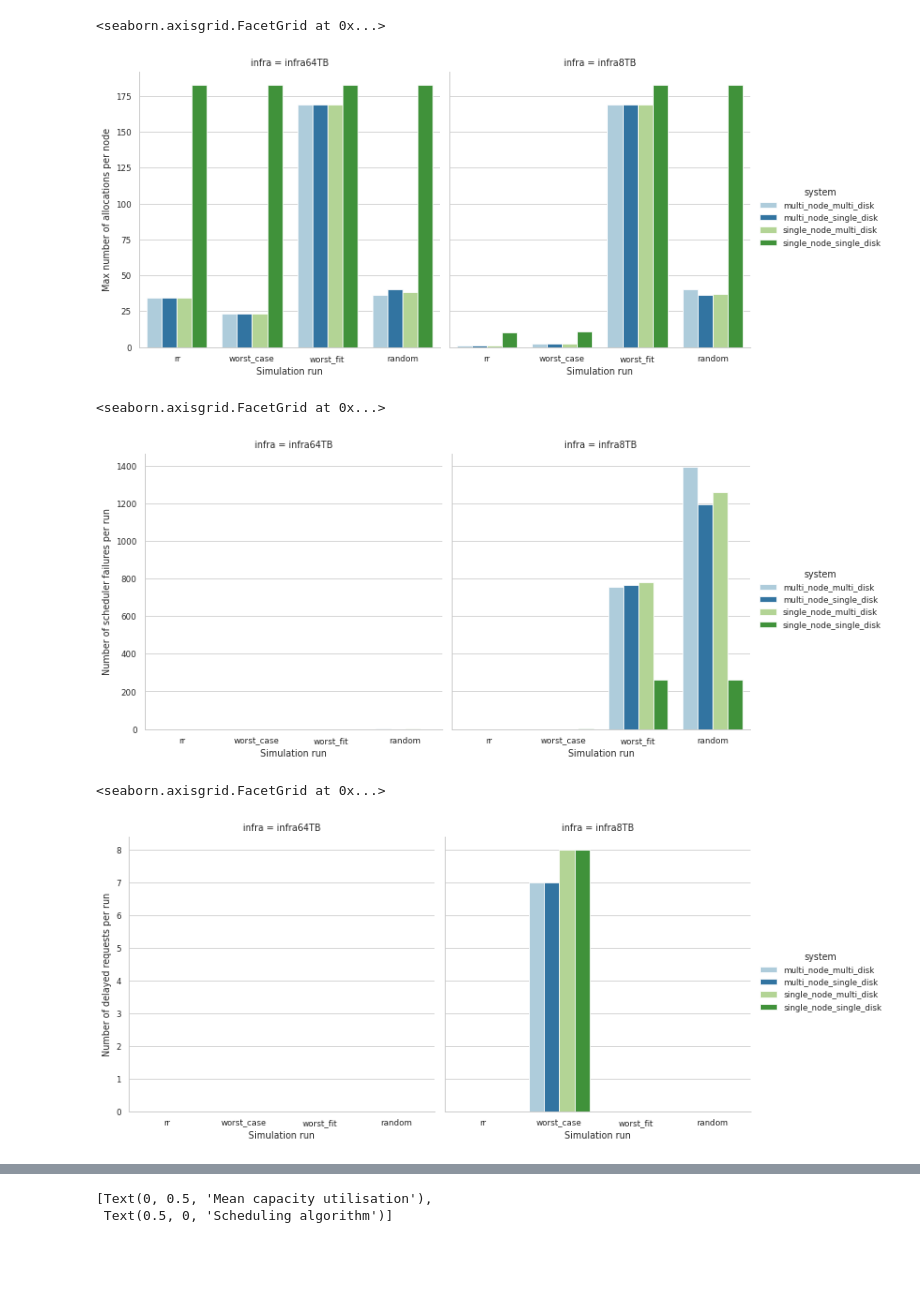
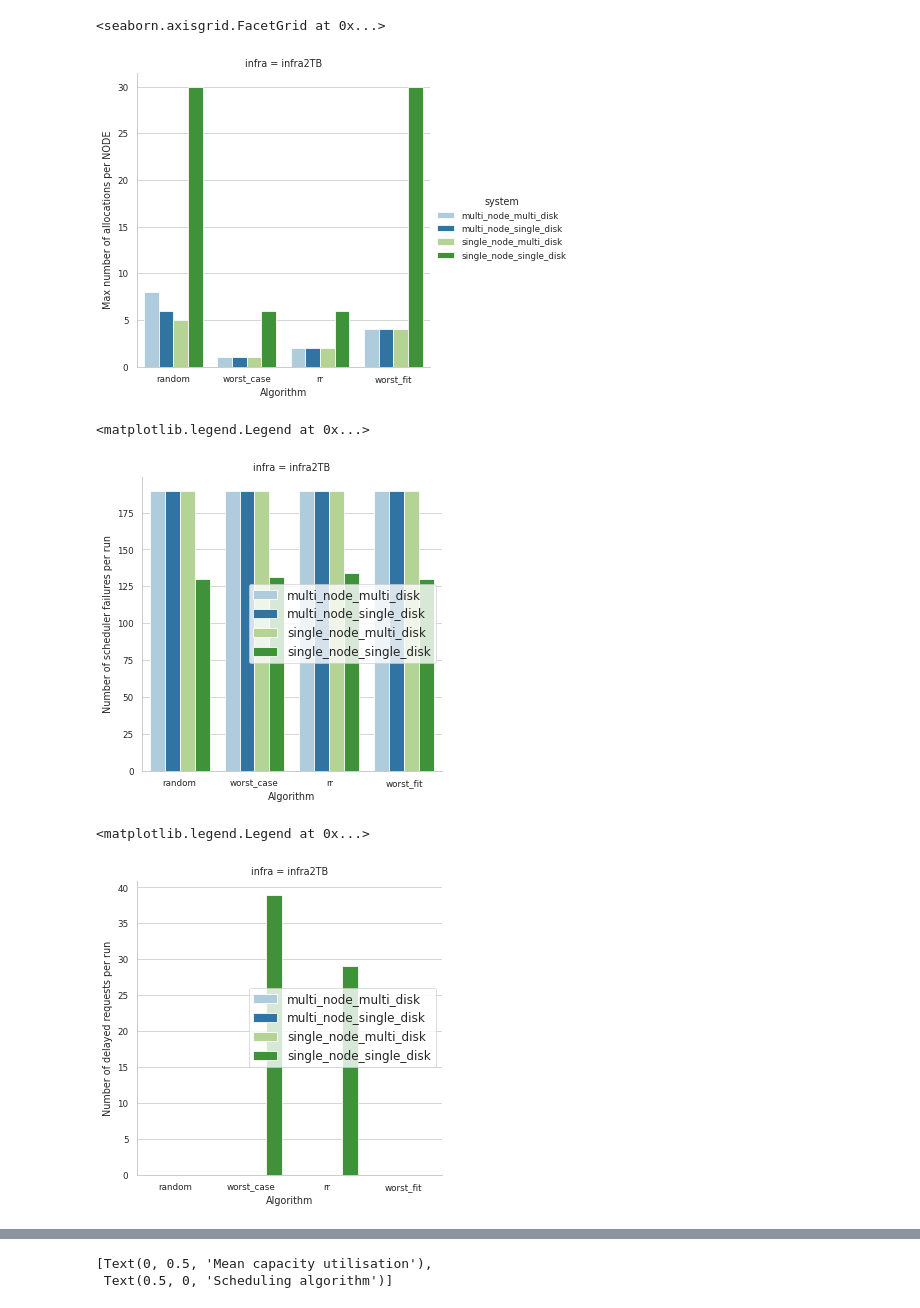
Before and after one commit to hephtaicie/storalloc, a Jupyter notebook: simulation/Seaborn_StorAllocStats.ipynb, the cells around one changed output, grey strips where cells are left out. Drawn from its saved outputs; the diff is of its cells as text; code cells hidden in the pictures; blank space fills up the shorter version.

```diff
--- a/simulation/Seaborn_StorAllocStats.ipynb
+++ b/simulation/Seaborn_StorAllocStats.ipynb
@@ -7,7 +7,8 @@ import yaml
 from yaml import SafeLoader
 
 EXP_PATH = "/home/hazrael/GitRepositories/storalloc-gitlab/simulation/results"
-EXP_NAME = ["exp__09-Mar-22_09-46", "exp__09-Mar-22_13-05"]
+# EXP_NAME = ["exp__08-Mar-22_11-14", "exp__09-Mar-22_09-46", "exp__09-Mar-22_13-05"]
+EXP_NAME = ["exp__16-Mar-22_18-08"]
 
 exp_data = []
 
@@ -116,7 +99,7 @@ df_data.describe()
 import matplotlib.pyplot as plt
 import seaborn as sns
 
-df_data = df_data.sort_values(["system",], ascending=True)
+df_data = df_data.sort_values(["system"], ascending=True)
 
 categorical_theme = {
     "context": "paper",
@@ -128,6 +111,9 @@ categorical_theme = {
     }
 }
 
+algo_order = ["random", "rr", "worst_fit", "worst_case"]
+infra_order = ["infra8TB", "infra16TB", "infra64TB"]
+
 
 # [1] --- Mean number of allocations per node, for every algorithm
 
@@ -136,7 +122,9 @@ sns.set_theme(**categorical_theme)
 g = sns.catplot(
     data=df_data, kind="bar",
     x="algo", y="mean_node_alloc", hue="system", col="infra",
-    height=5
+    #col_order=infra_order, order=algo_order,sharey="row",
+    height=5, legend=False
 )
-g.set(ylabel="Mean number of allocations per node", xlabel="Simulation run")
+g.set(ylabel="Mean number of allocations per NODE", xlabel="Algorithm")
+plt.legend(fontsize="12", loc="right")
 # %% [output]
@@ -150,26 +138,29 @@ sns.set_theme(**categorical_theme)
 g = sns.catplot(
     data=df_data, kind="bar",
     x="algo", y="max_node_alloc", hue="system", col="infra",
+    #col_order=infra_order, order=algo_order, sharey="row",
     height=5
 )
-g.set(ylabel="Max number of allocations per node", xlabel="Simulation run")
+g.set(ylabel="Max number of allocations per NODE", xlabel="Algorithm")
 # %% [output]
 <seaborn.axisgrid.FacetGrid at 0x...>
-[figure, old version]
+[figure, new version]
 # %%
 # [3] ---  Total number of scheduler failures, for every simulation
 
 sns.set_theme(**categorical_theme)
 
 g = sns.catplot(
     data=df_data, kind="bar",
     x="algo", y="nb_of_scheduler_failures", hue="system", col="infra",
-    height=5
+    #col_order=infra_order, order=algo_order, sharey="row",
+    height=5, legend=False
 )
-g.set(ylabel="Number of scheduler failures per run", xlabel="Simulation run")
+g.set(ylabel="Number of scheduler failures per run", xlabel="Algorithm")
+plt.legend(fontsize="12", loc="right")
 # %% [output]
-<seaborn.axisgrid.FacetGrid at 0x...>
+<matplotlib.legend.Legend at 0x...>
-[figure, old version]
+[figure, new version]
 # %%
 # [4] ---  Total number of delayed requests, for every simulation
 
@@ -178,12 +169,14 @@ sns.set_theme(**categorical_theme)
 g = sns.catplot(
     data=df_data, kind="bar",
     x="algo", y="nb_of_delayed_requests", hue="system", col="infra",
-    height=5
+    #col_order=infra_order, order=algo_order, sharey="row",
+    height=5, legend=False
 )
-g.set(ylabel="Number of delayed requests per run", xlabel="Simulation run")
+g.set(ylabel="Number of delayed requests per run", xlabel="Algorithm")
+plt.legend(fontsize="12", loc="right")
 # %% [output]
-<seaborn.axisgrid.FacetGrid at 0x...>
+<matplotlib.legend.Legend at 0x...>
-[figure, old version]
+[figure, new version]
 # %%
 # [5] ---  Total cumulated waiting time for delayed requests, for every simulation
 sns.set_theme(**categorical_theme)
```
Also changed, not shown: parts of 11 cells of this notebook, 9 other files.
